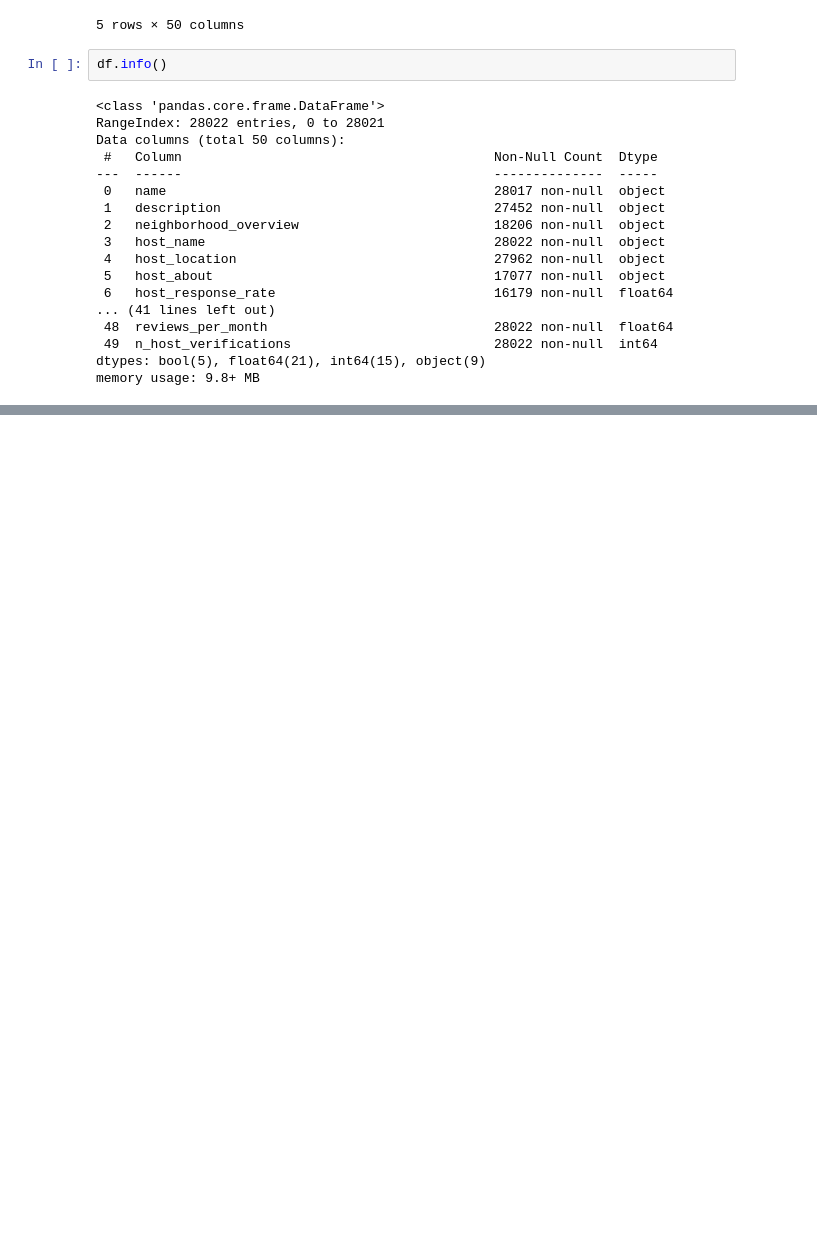
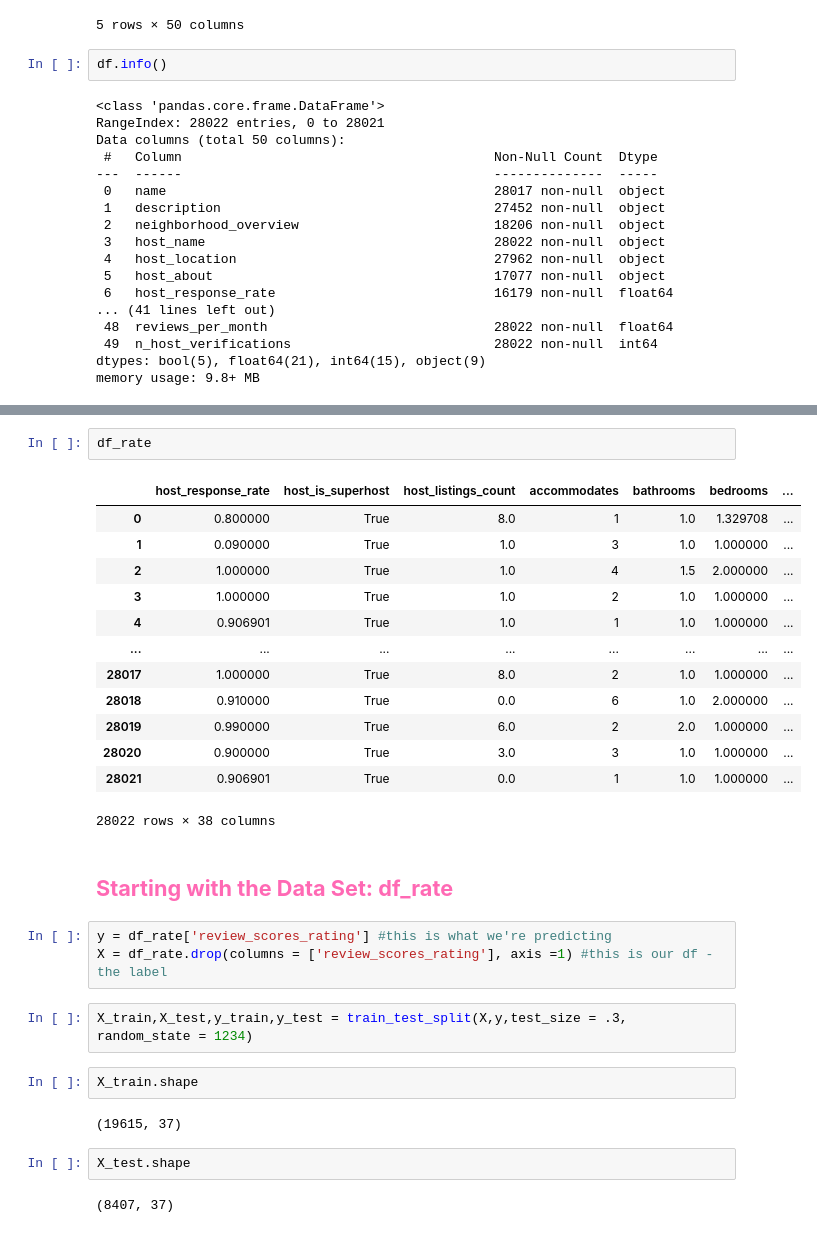
Before and after one commit to annahauk/Airbnb-Ratings, a Jupyter notebook: Demo.ipynb, the cells around one changed output, grey strips where cells are left out. Cells and saved outputs as stored; diff of their text form; blank space fills up the shorter version.

```diff
--- a/Demo.ipynb
+++ b/Demo.ipynb
@@ -72,0 +562,31 @@ memory usage: 9.8+ MB
+# %%
+df_rate
+# %% [output]
+|  | host_response_rate | host_is_superhost | host_listings_count | accommodates | bathrooms | bedrooms | ... |
+| 0 | 0.800000 | True | 8.0 | 1 | 1.0 | 1.329708 | ... |
+| 1 | 0.090000 | True | 1.0 | 3 | 1.0 | 1.000000 | ... |
+| 2 | 1.000000 | True | 1.0 | 4 | 1.5 | 2.000000 | ... |
+| 3 | 1.000000 | True | 1.0 | 2 | 1.0 | 1.000000 | ... |
+| 4 | 0.906901 | True | 1.0 | 1 | 1.0 | 1.000000 | ... |
+| ... | ... | ... | ... | ... | ... | ... | ... |
+| 28017 | 1.000000 | True | 8.0 | 2 | 1.0 | 1.000000 | ... |
+| 28018 | 0.910000 | True | 0.0 | 6 | 1.0 | 2.000000 | ... |
+| 28019 | 0.990000 | True | 6.0 | 2 | 2.0 | 1.000000 | ... |
+| 28020 | 0.900000 | True | 3.0 | 3 | 1.0 | 1.000000 | ... |
+| 28021 | 0.906901 | True | 0.0 | 1 | 1.0 | 1.000000 | ... |
+28022 rows × 38 columns
+# %% [markdown]
+## <font color=hotpink> <b> Starting with the Data Set: df_rate</font> </b>
+# %%
+y = df_rate['review_scores_rating'] #this is what we're predicting
+X = df_rate.drop(columns = ['review_scores_rating'], axis =1) #this is our df - the label
+# %%
+X_train,X_test,y_train,y_test = train_test_split(X,y,test_size = .3, random_state = 1234)
+# %%
+X_train.shape
+# %% [output]
+(19615, 37)
+# %%
+X_test.shape
+# %% [output]
+(8407, 37)
```
Also changed, not shown: parts of 73 cells of this notebook.
